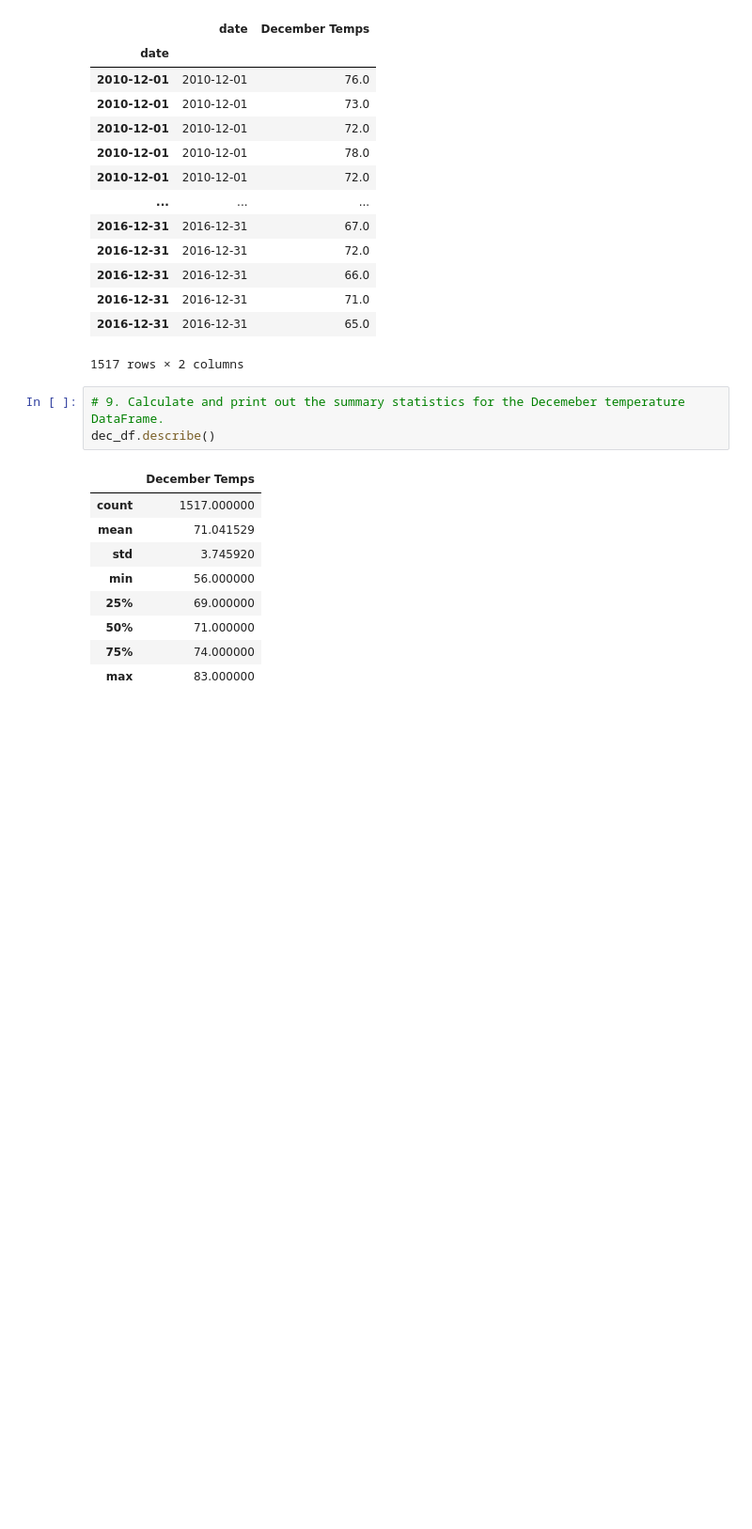
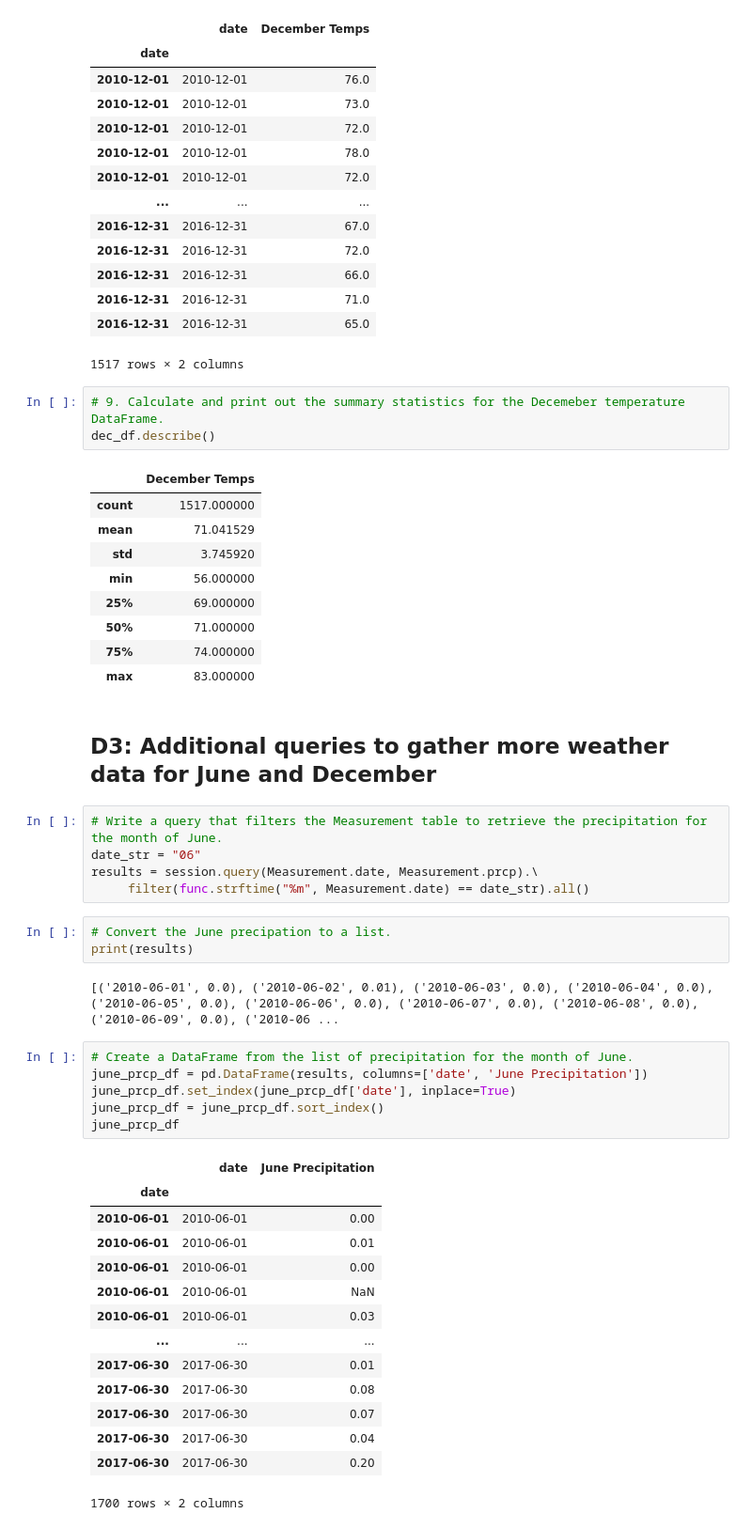
Before and after one commit to frostbrosracing/surfs_up, a Jupyter notebook: SurfsUp_Challenge.ipynb, the cells around one changed output. Shown at 94% size. Drawn from its saved outputs; the diff is of its cells as text; blank space fills up the shorter version.

Commit message:
added extra queries to SurfsUp_Challenge.ipynb

```diff
--- a/SurfsUp_Challenge.ipynb
+++ b/SurfsUp_Challenge.ipynb
@@ -118,3 +118,36 @@ dec_df.describe()
 | 50% | 71.000000 |
 | 75% | 74.000000 |
 | max | 83.000000 |
+# %% [markdown]
+## D3: Additional queries to gather more weather data for June and December
+# %%
+# Write a query that filters the Measurement table to retrieve the precipitation for the month of June.
+date_str = "06"
+results = session.query(Measurement.date, Measurement.prcp).\
+     filter(func.strftime("%m", Measurement.date) == date_str).all()
+# %%
+# Convert the June precipation to a list.
+print(results)
+# %% [output]
+[('2010-06-01', 0.0), ('2010-06-02', 0.01), ('2010-06-03', 0.0), ('2010-06-04', 0.0), ('2010-06-05', 0.0), ('2010-06-06', 0.0), ('2010-06-07', 0.0), ('2010-06-08', 0.0), ('2010-06-09', 0.0), ('2010-06 ...
+# %%
+# Create a DataFrame from the list of precipitation for the month of June.
+june_prcp_df = pd.DataFrame(results, columns=['date', 'June Precipitation'])
+june_prcp_df.set_index(june_prcp_df['date'], inplace=True)
+june_prcp_df = june_prcp_df.sort_index()
+june_prcp_df
+# %% [output]
+|  | date | June Precipitation |
+| date |  |  |
+| 2010-06-01 | 2010-06-01 | 0.00 |
+| 2010-06-01 | 2010-06-01 | 0.01 |
+| 2010-06-01 | 2010-06-01 | 0.00 |
+| 2010-06-01 | 2010-06-01 | NaN |
+| 2010-06-01 | 2010-06-01 | 0.03 |
+| ... | ... | ... |
+| 2017-06-30 | 2017-06-30 | 0.01 |
+| 2017-06-30 | 2017-06-30 | 0.08 |
+| 2017-06-30 | 2017-06-30 | 0.07 |
+| 2017-06-30 | 2017-06-30 | 0.04 |
+| 2017-06-30 | 2017-06-30 | 0.20 |
+1700 rows × 2 columns
```
Also changed, not shown: parts of 5 cells of this notebook.
